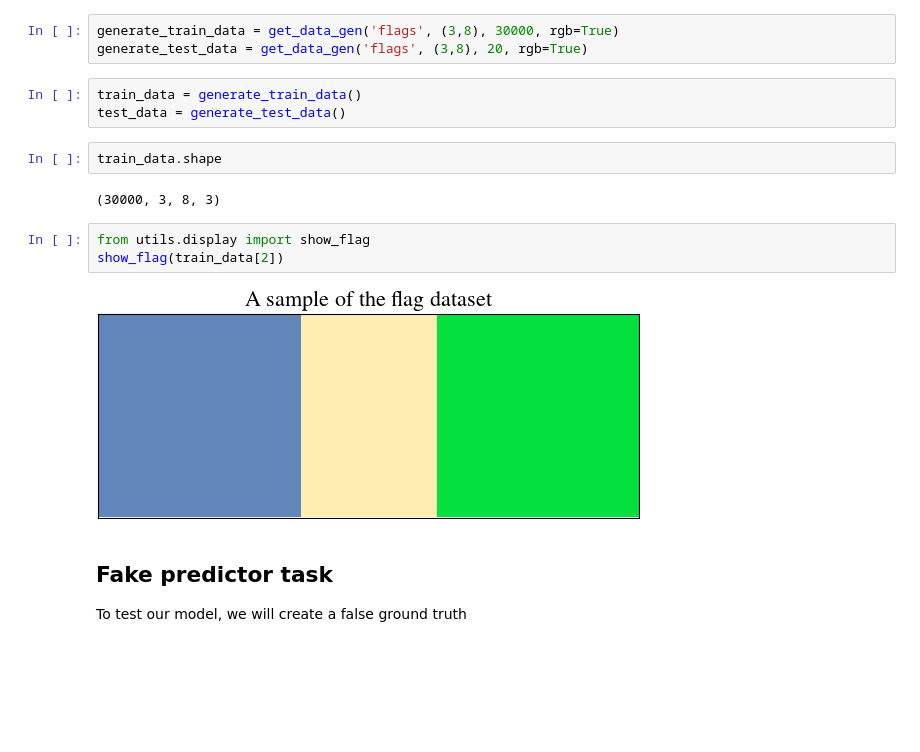
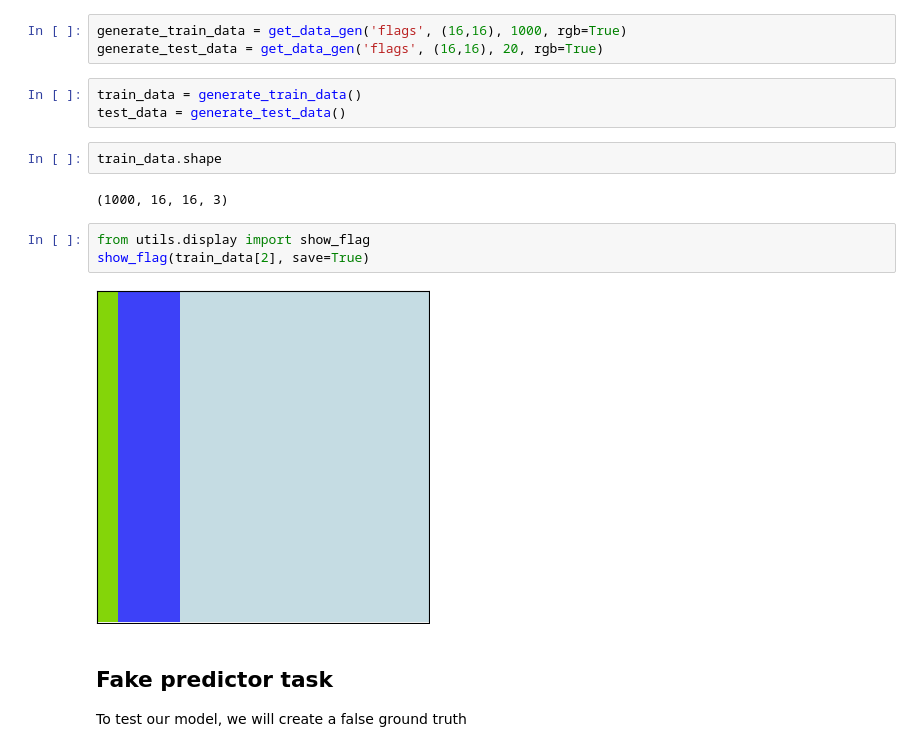
Before and after one commit to pierrelouis1998/analogbits, a Jupyter notebook: walkthrough.ipynb, the cells around one changed output. Cells and saved outputs as stored; diff of their text form; blank space fills up the shorter version.

```diff
--- a/walkthrough.ipynb
+++ b/walkthrough.ipynb
@@ -25,20 +27,20 @@
 # imports
 from utils.data_gen import get_data_gen
 # %%
-generate_train_data = get_data_gen('flags', (3,8), 30000, rgb=True)
-generate_test_data = get_data_gen('flags', (3,8), 20, rgb=True)
+generate_train_data = get_data_gen('flags', (16,16), 1000, rgb=True)
+generate_test_data = get_data_gen('flags', (16,16), 20, rgb=True)
 # %%
 train_data = generate_train_data()
 test_data = generate_test_data()
 # %%
 train_data.shape
 # %% [output]
-(30000, 3, 8, 3)
+(1000, 16, 16, 3)
 # %%
 from utils.display import show_flag
-show_flag(train_data[2])
+show_flag(train_data[2], save=True)
 # %% [output]
-[figure, old version]
+[figure, new version]
 # %% [markdown]
 ## Fake predictor task
 
```
Also changed, not shown: parts of 8 cells of this notebook, 2 other files.
